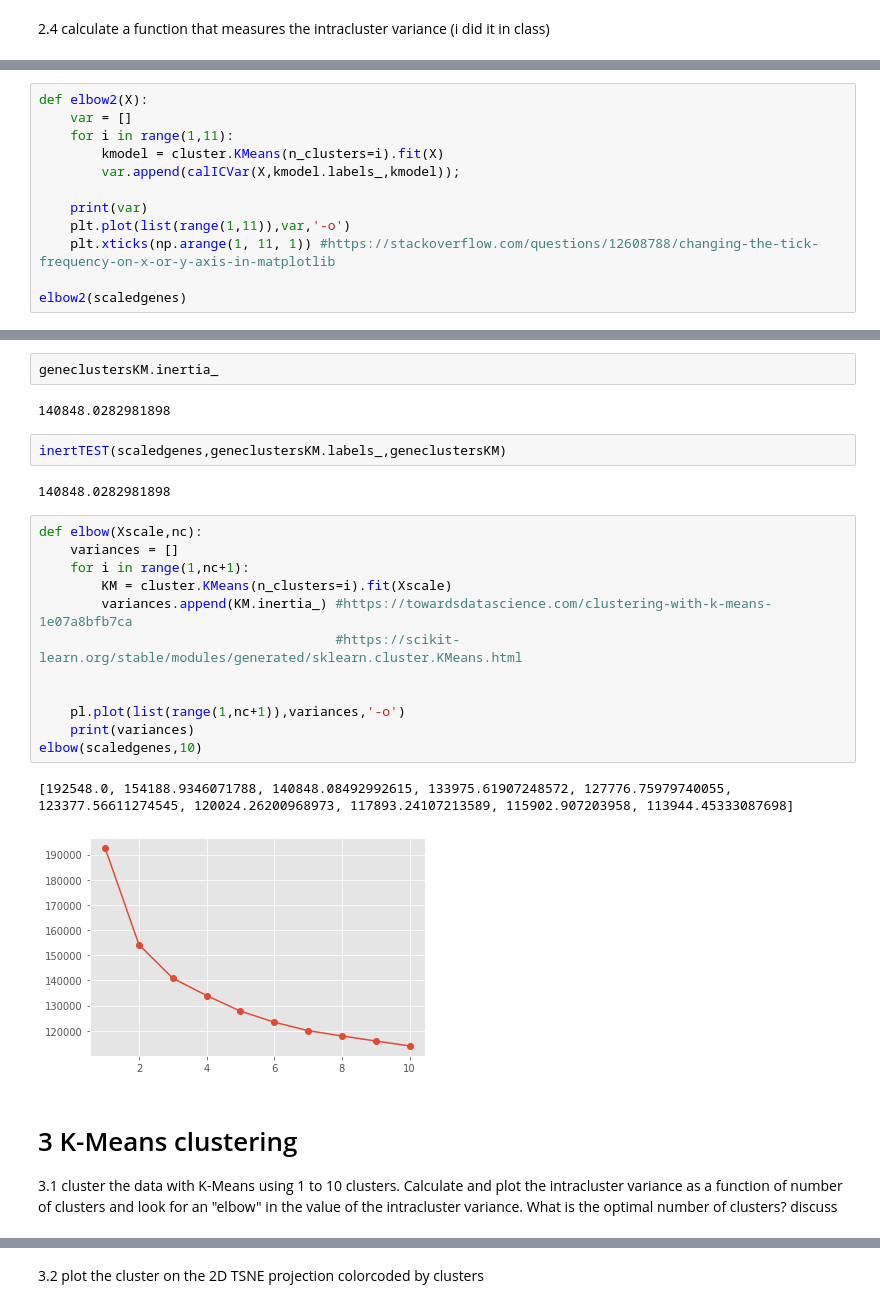
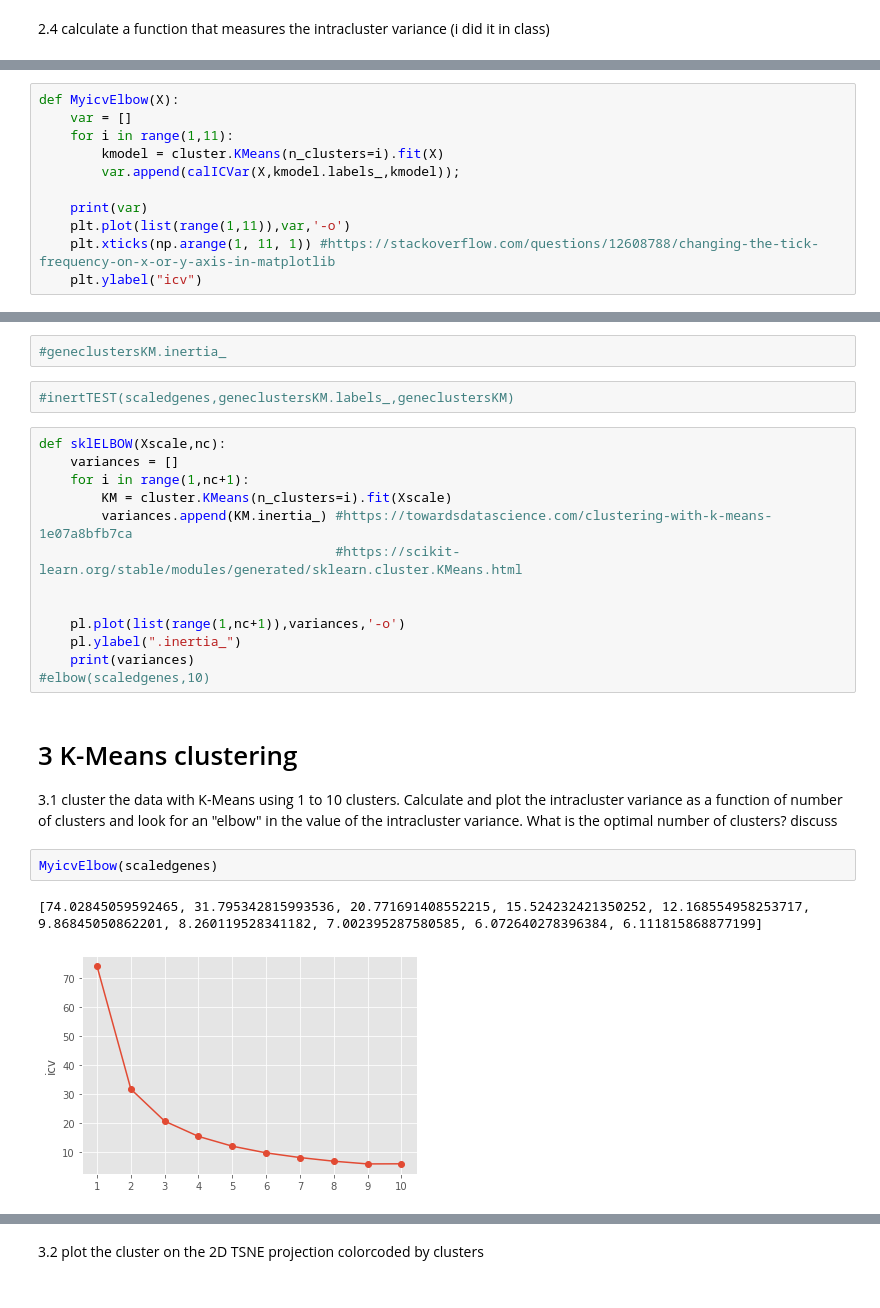
Before and after one commit to siddpatel1/DSPS_SPatel, a Jupyter notebook: HW7/SidPatel_HW7_clusteringGenes.ipynb, the cells around one changed output, grey strips where cells are left out. Cells and saved outputs as stored; diff of their text form.

```diff
--- a/HW7/SidPatel_HW7_clusteringGenes.ipynb
+++ b/HW7/SidPatel_HW7_clusteringGenes.ipynb
@@ -130,5 +131,5 @@ print(sum(l))
 # %%
-def elbow2(X):
+def MyicvElbow(X):
     var = []
     for i in range(1,11):
         kmodel = cluster.KMeans(n_clusters=i).fit(X)
@@ -137,5 +138,4 @@ def elbow2(X):
     print(var)
     plt.plot(list(range(1,11)),var,'-o')
     plt.xticks(np.arange(1, 11, 1)) #https://stackoverflow.com/questions/12608788/changing-the-tick-frequency-on-x-or-y-axis-in-matplotlib
-
-elbow2(scaledgenes)
+    plt.ylabel("icv")
@@ -182,13 +166,9 @@ elbow3(scaledgenes)
-# %%
-geneclustersKM.inertia_
-# %% [output]
-140848.0282981898
+# %%
+#geneclustersKM.inertia_
 # %%
-inertTEST(scaledgenes,geneclustersKM.labels_,geneclustersKM)
+#inertTEST(scaledgenes,geneclustersKM.labels_,geneclustersKM)
-# %% [output]
-140848.0282981898
 # %%
-def elbow(Xscale,nc):
+def sklELBOW(Xscale,nc):
     variances = []
     for i in range(1,nc+1):
         KM = cluster.KMeans(n_clusters=i).fit(Xscale)
@@ -197,11 +177,14 @@ def elbow(Xscale,nc):
 
 
     pl.plot(list(range(1,nc+1)),variances,'-o')
+    pl.ylabel(".inertia_")
     print(variances)
-elbow(scaledgenes,10)
+#elbow(scaledgenes,10)
-# %% [output]
-[192548.0, 154188.9346071788, 140848.08492992615, 133975.61907248572, 127776.75979740055, 123377.56611274545, 120024.26200968973, 117893.24107213589, 115902.907203958, 113944.45333087698]
-[figure, removed]
 # %% [markdown]
 # 3 K-Means clustering
 3.1 cluster the data with K-Means using 1 to 10 clusters. Calculate and plot the intracluster variance as a function of number of clusters and look for an "elbow" in the value of the intracluster variance. What is the optimal number of clusters? discuss
+# %%
+MyicvElbow(scaledgenes)
+# %% [output]
+[74.02845059592465, 31.795342815993536, 20.771691408552215, 15.524232421350252, 12.168554958253717, 9.86845050862201, 8.260119528341182, 7.002395287580585, 6.072640278396384, 6.111815868877199]
+[figure, added]
```
Also changed, not shown: parts of 17 cells of this notebook.
